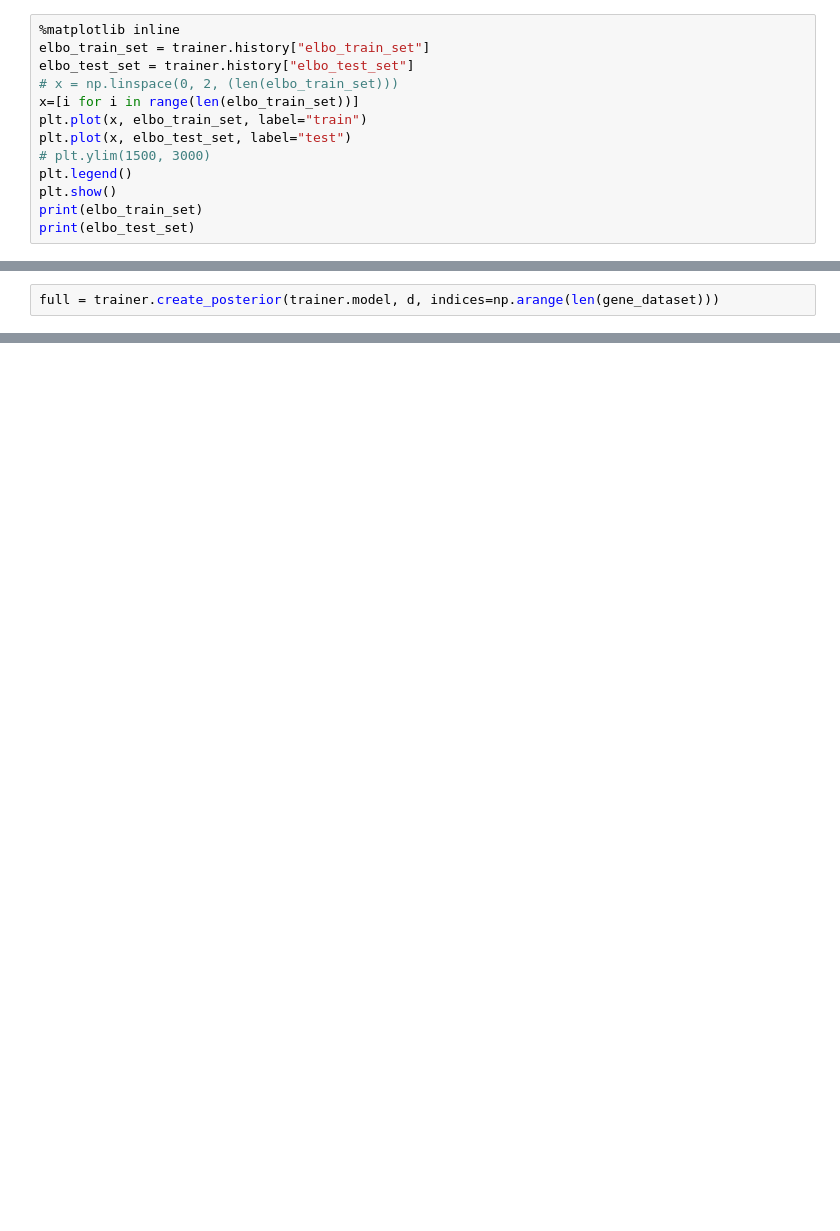
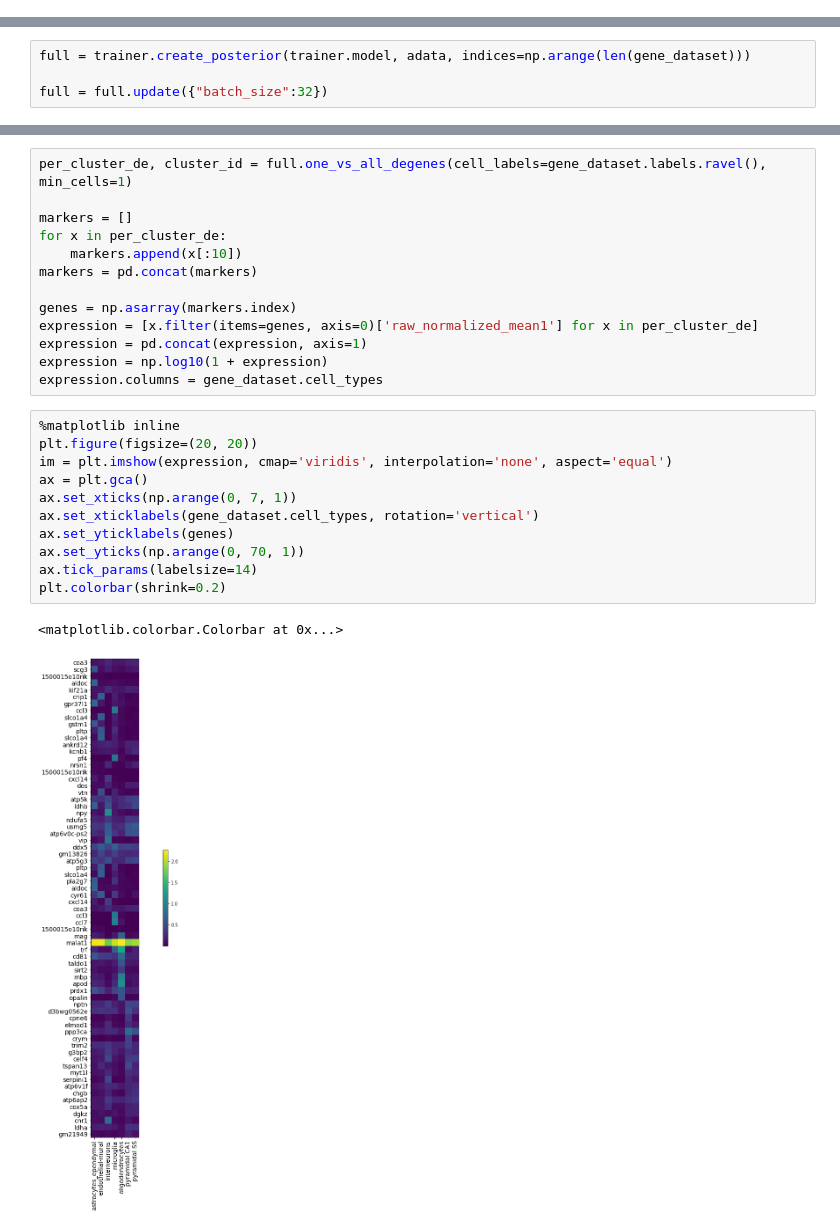
Before and after one commit to yynst2/scVI, a Jupyter notebook: galen/anndata_scvi.ipynb, the cells around one changed output, grey strips where cells are left out. Saved outputs shown, nothing was run; the diff lists cells and outputs as text; blank space fills up the shorter version.

```diff
--- a/galen/anndata_scvi.ipynb
+++ b/galen/anndata_scvi.ipynb
@@ -97,13 +103,0 @@ KeyError: 0
-# %%
-%matplotlib inline
-elbo_train_set = trainer.history["elbo_train_set"]
-elbo_test_set = trainer.history["elbo_test_set"]
-# x = np.linspace(0, 2, (len(elbo_train_set)))
-x=[i for i in range(len(elbo_train_set))]
-plt.plot(x, elbo_train_set, label="train")
-plt.plot(x, elbo_test_set, label="test")
-# plt.ylim(1500, 3000)
-plt.legend()
-plt.show()
-print(elbo_train_set)
-print(elbo_test_set)
@@ -114,3 +104,5 @@ print(elbo_test_set)
 # %%
-full = trainer.create_posterior(trainer.model, d, indices=np.arange(len(gene_dataset)))
+full = trainer.create_posterior(trainer.model, adata, indices=np.arange(len(gene_dataset)))
+
+full = full.update({"batch_size":32})
 # %%
@@ -237,0 +165,27 @@ TypeError: can't convert np.ndarray of type numpy.uint16. The only supported typ
+# %%
+per_cluster_de, cluster_id = full.one_vs_all_degenes(cell_labels=gene_dataset.labels.ravel(), min_cells=1)
+
+markers = []
+for x in per_cluster_de:
+    markers.append(x[:10])
+markers = pd.concat(markers)
+
+genes = np.asarray(markers.index)
+expression = [x.filter(items=genes, axis=0)['raw_normalized_mean1'] for x in per_cluster_de]
+expression = pd.concat(expression, axis=1)
+expression = np.log10(1 + expression)
+expression.columns = gene_dataset.cell_types
+# %%
+%matplotlib inline
+plt.figure(figsize=(20, 20))
+im = plt.imshow(expression, cmap='viridis', interpolation='none', aspect='equal')
+ax = plt.gca()
+ax.set_xticks(np.arange(0, 7, 1))
+ax.set_xticklabels(gene_dataset.cell_types, rotation='vertical')
+ax.set_yticklabels(genes)
+ax.set_yticks(np.arange(0, 70, 1))
+ax.tick_params(labelsize=14)
+plt.colorbar(shrink=0.2)
+# %% [output]
+<matplotlib.colorbar.Colorbar at 0x...>
+[figure, added]
```
Also changed, not shown: parts of 25 cells of this notebook, 12 other files.
